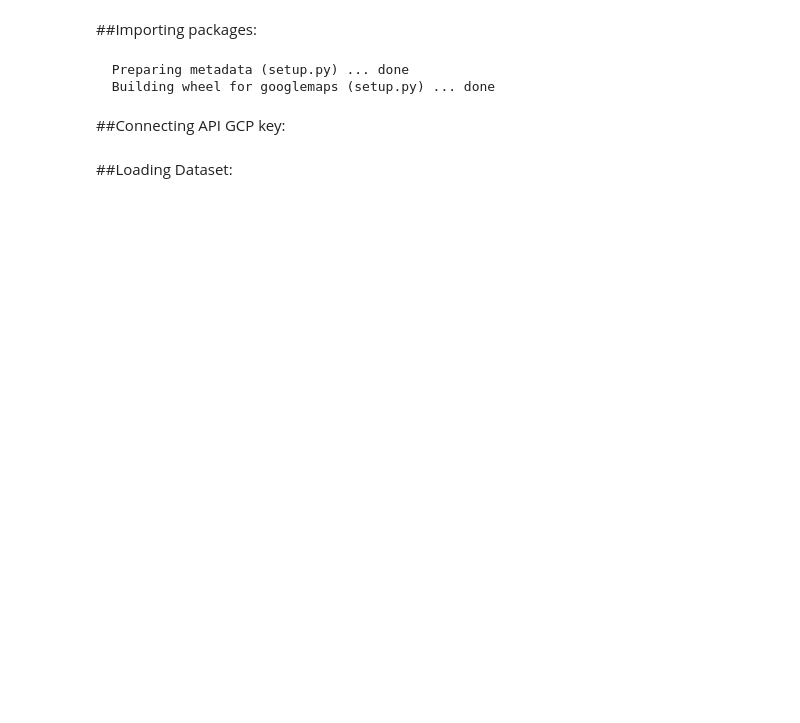
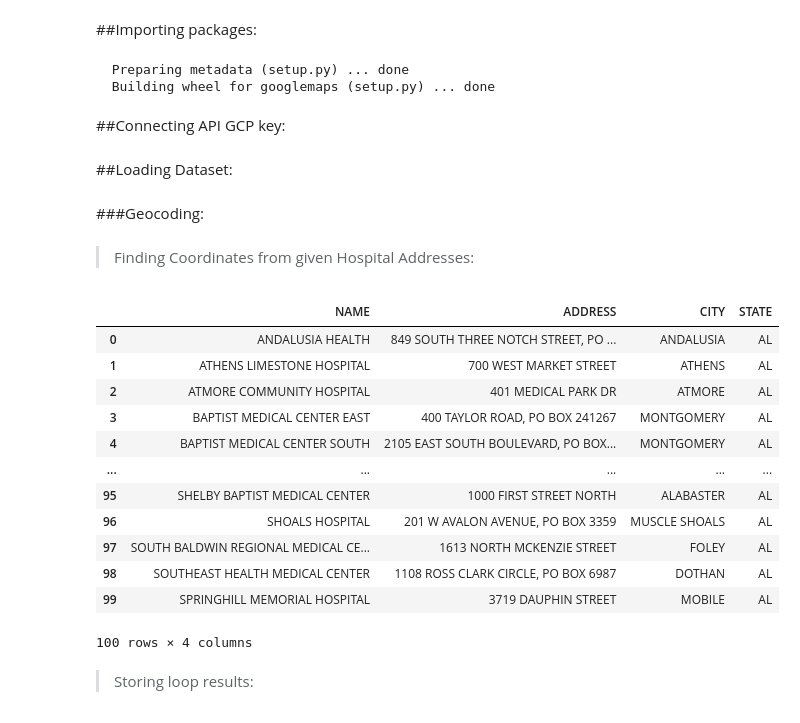
Before and after one commit to angeliki-tzanou/datasci_7_geospatial, a Jupyter notebook: HHA_507_Week_7.ipynb, the cells around one changed output. Cells and saved outputs as stored; diff of their text form; code cells hidden in the pictures; blank space fills up the shorter version.

```diff
--- a/HHA_507_Week_7.ipynb
+++ b/HHA_507_Week_7.ipynb
@@ -22,3 +22,5 @@ gmaps = googlemaps.Client(key=api_key)
 coords_df = pd.read_csv('hosp_coords.csv')
 # %%
 addr_df = pd.read_csv('hosp_addresses.csv')
+# %%
+addr100 = addr_df.head(100)
@@ -24,0 +29,26 @@ addr_df = pd.read_csv('hosp_addresses.csv')
+# %% [markdown]
+###Geocoding:
+# %% [markdown]
+
+
+> Finding Coordinates from given Hospital Addresses:
+# %%
+addr100
+# %% [output]
+|  | NAME | ADDRESS | CITY | STATE |
+| 0 | ANDALUSIA HEALTH | 849 SOUTH THREE NOTCH STREET, PO ... | ANDALUSIA | AL |
+| 1 | ATHENS LIMESTONE HOSPITAL | 700 WEST MARKET STREET | ATHENS | AL |
+| 2 | ATMORE COMMUNITY HOSPITAL | 401 MEDICAL PARK DR | ATMORE | AL |
+| 3 | BAPTIST MEDICAL CENTER EAST | 400 TAYLOR ROAD, PO BOX 241267 | MONTGOMERY | AL |
+| 4 | BAPTIST MEDICAL CENTER SOUTH | 2105 EAST SOUTH BOULEVARD, PO BOX... | MONTGOMERY | AL |
+| ... | ... | ... | ... | ... |
+| 95 | SHELBY BAPTIST MEDICAL CENTER | 1000 FIRST STREET NORTH | ALABASTER | AL |
+| 96 | SHOALS HOSPITAL | 201 W AVALON AVENUE, PO BOX 3359 | MUSCLE SHOALS | AL |
+| 97 | SOUTH BALDWIN REGIONAL MEDICAL CE... | 1613 NORTH MCKENZIE STREET | FOLEY | AL |
+| 98 | SOUTHEAST HEALTH MEDICAL CENTER | 1108 ROSS CLARK CIRCLE, PO BOX 6987 | DOTHAN | AL |
+| 99 | SPRINGHILL MEMORIAL HOSPITAL | 3719 DAUPHIN STREET | MOBILE | AL |
+100 rows × 4 columns
+# %% [markdown]
+
+
+> Storing loop results:
```
Also changed, not shown: parts of 9 cells of this notebook.
